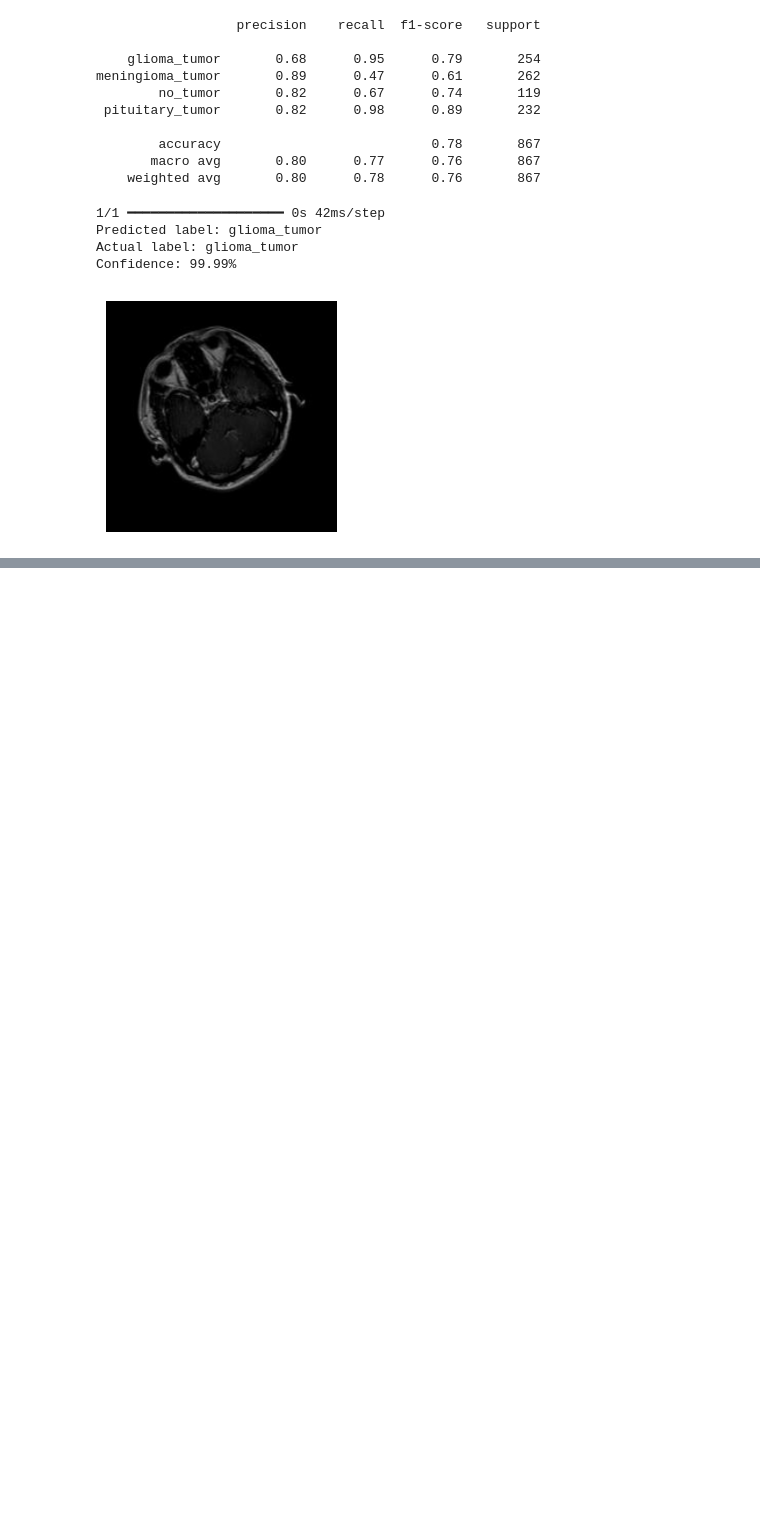
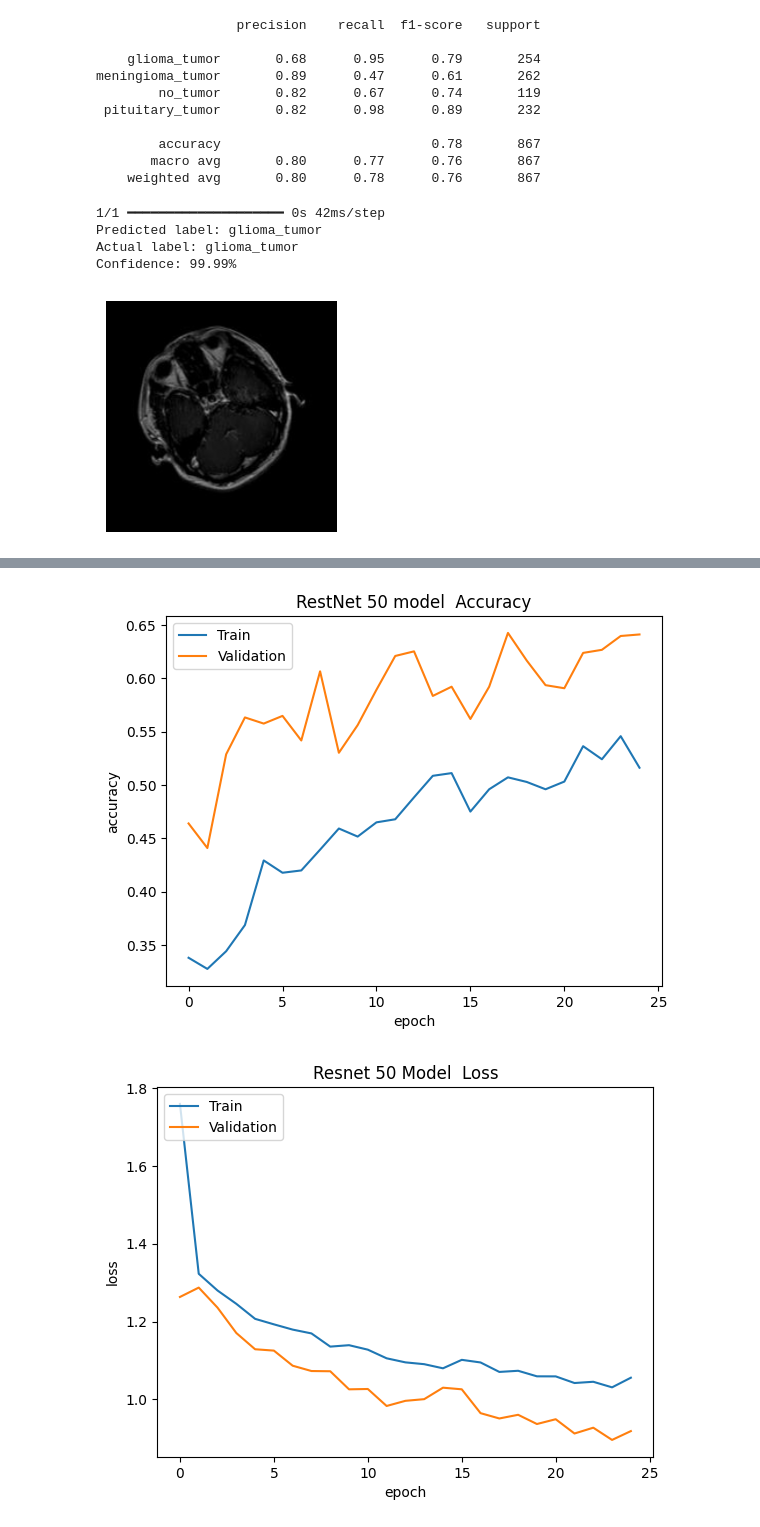
Before and after one commit to fawasafsal/Brain-Tumour-MRI-Image-Classification, a Jupyter notebook: Brain_Tumour_MRI_Classification.ipynb, the cells around one changed output, grey strips where cells are left out. Drawn from its saved outputs; the diff is of its cells as text; code cells hidden in the pictures; blank space fills up the shorter version.

Commit message:
Model Training - ResNet50,VGG19

```diff
--- a/Brain_Tumour_MRI_Classification.ipynb
+++ b/Brain_Tumour_MRI_Classification.ipynb
@@ -615,0 +661,12 @@ Confidence: 99.99%
+# %%
+# Compile the model
+model_resnet50.compile(optimizer=Adam(learning_rate=0.0001), loss='categorical_crossentropy', metrics=['accuracy'])
+# %%
+# Fit the ResNet50 model
+history_resnet50 = model_resnet50.fit(
+    x_train, y_train,
+    validation_data=(x_valid, y_valid),
+    epochs=25,
+    batch_size=32,
+    verbose=1
+)
@@ -615,0 +691,20 @@ Confidence: 99.99%
+# %%
+# summarize history for accuracy
+plt.plot(history_resnet50.history['accuracy'])
+plt.plot(history_resnet50.history['val_accuracy'])
+plt.title('RestNet 50 model  Accuracy')
+plt.ylabel('accuracy')
+plt.xlabel('epoch')
+plt.legend(['Train', 'Validation'], loc='upper left')
+plt.show()
+# summarize history for loss
+plt.plot(history_resnet50.history['loss'])
+plt.plot(history_resnet50.history['val_loss'])
+plt.title('Resnet 50 Model  Loss')
+plt.ylabel('loss')
+plt.xlabel('epoch')
+plt.legend(['Train', 'Validation'], loc='upper left')
+plt.show()
+# %% [output]
+[figure, added]
+[figure, added]
```
Also changed, not shown: parts of 12 cells of this notebook.
